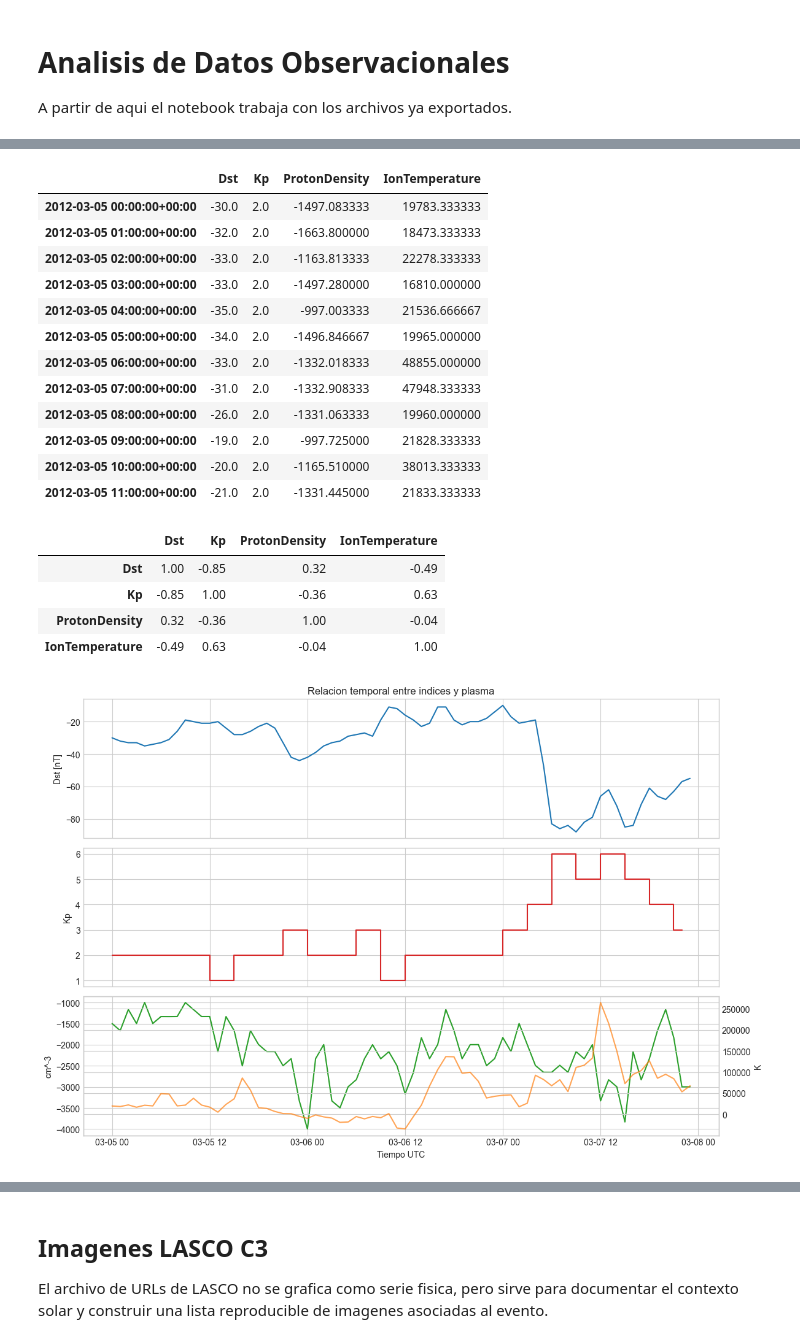
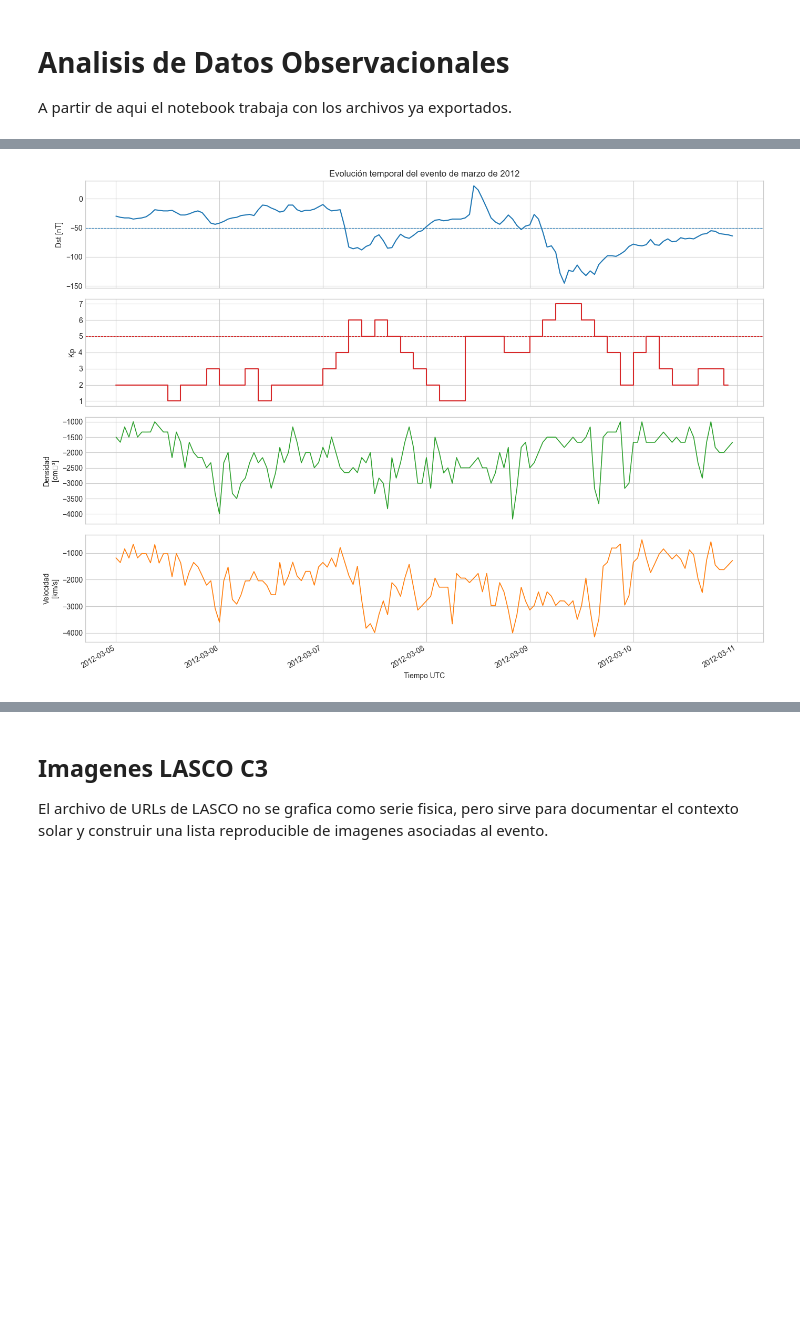
Before and after one commit to tonalidae/tarea3-astroparticulas, a Jupyter notebook: notebooks_TareaModelo.ipynb, the cells around one changed output, grey strips where cells are left out. Cells and saved outputs as stored; diff of their text form; code cells hidden in the pictures; blank space fills up the shorter version.

```diff
--- a/notebooks_TareaModelo.ipynb
+++ b/notebooks_TareaModelo.ipynb
@@ -17,12 +23,18 @@ from IPython.display import Markdown, display
 
 plt.style.use("seaborn-v0_8-whitegrid")
 
+# Ventana extendida: días calmos 5-6 de marzo + días de tormenta 7-10 de marzo
 EVENT_START = pd.Timestamp("2012-03-05T00:00:00Z")
-EVENT_STOP = pd.Timestamp("2012-03-08T00:00:00Z")
+EVENT_STOP  = pd.Timestamp("2012-03-11T00:00:00Z")
+
+# Umbrales de tormenta geomagnética
+KP_STORM_THRESHOLD  = 5.0
+DST_STORM_THRESHOLD = -50.0  # Dst < -50 nT confirma tormenta geomagnética
+
 DATA_DIR = Path("data/hapi_tareamodelo")
 CCMC_DIR = Path("data/ccmc")
 
-print(f"Ventana del evento: {EVENT_START} -> {EVENT_STOP}")
+print(f"Ventana del evento : {EVENT_START} -> {EVENT_STOP}")
+print(f"Umbrales de tormenta: Kp >= {KP_STORM_THRESHOLD}, Dst < {DST_STORM_THRESHOLD} nT")
 print(f"Directorio de datos HAPI: {DATA_DIR.resolve()}")
-print(f"Directorio CCMC esperado: {CCMC_DIR.resolve()}")
 # %% [output]
@@ -174,57 +211,43 @@ plt.show()
 # %%
-analysis_hourly = pd.DataFrame(index=pd.date_range(EVENT_START, EVENT_STOP, freq="1h", inclusive="left"))
+analysis_hourly = pd.DataFrame(
+    index=pd.date_range(EVENT_START, EVENT_STOP, freq="1h", inclusive="left")
+)
 
 if dst is not None:
     analysis_hourly["Dst"] = dst["Dst"].resample("1h").mean()
 if kp is not None:
     analysis_hourly["Kp"] = kp["Kp_observed"].resample("1h").ffill()
 if "swpc_rtsw_plasma" in datasets:
     swpc = datasets["swpc_rtsw_plasma"].resample("1h").mean()
-    analysis_hourly["ProtonDensity"] = swpc["ProtonDensity"]
-    analysis_hourly["IonTemperature"] = swpc["IonTemperature"]
+    for col in ["ProtonDensity", "BulkSpeed", "IonTemperature"]:
+        if col in swpc.columns:
+            analysis_hourly[col] = swpc[col]
 
-display(analysis_hourly.head(12))
-display(analysis_hourly.corr(numeric_only=True).round(2))
-
-fig, axes = plt.subplots(3, 1, figsize=(12, 8), sharex=True)
+fig, axes = plt.subplots(4, 1, figsize=(14, 10), sharex=True)
 
 if "Dst" in analysis_hourly:
-    axes[0].plot(analysis_hourly.index, analysis_hourly["Dst"], color="tab:blue")
+    axes[0].plot(analysis_hourly.index, analysis_hourly["Dst"], color="tab:blue", linewidth=1.5)
+    axes[0].axhline(DST_STORM_THRESHOLD, color="tab:blue", linewidth=0.8, linestyle="--")
     axes[0].set_ylabel("Dst [nT]")
-    axes[0].set_title("Relacion temporal entre indices y plasma")
+    axes[0].set_title("Evolución temporal del evento de marzo de 2012")
 
 if "Kp" in analysis_hourly:
-    axes[1].step(analysis_hourly.index, analysis_hourly["Kp"], where="post", color="tab:red")
+    axes[1].step(analysis_hourly.index, analysis_hourly["Kp"], where="post", color="tab:red", linewidth=1.5)
+    axes[1].axhline(KP_STORM_THRESHOLD, color="tab:red", linewidth=0.8, linestyle="--")
     axes[1].set_ylabel("Kp")
 
 if "ProtonDensity" in analysis_hourly:
-    axes[2].plot(analysis_hourly.index, analysis_hourly["ProtonDensity"], color="tab:green", label="Densidad")
-    axes[2].set_ylabel("cm^-3")
-    ax_temp = axes[2].twinx()
-    ax_temp.plot(analysis_hourly.index, analysis_hourly["IonTemperature"], color="tab:orange", alpha=0.7, label="Temperatura")
-    ax_temp.set_ylabel("K")
+    axes[2].plot(analysis_hourly.index, analysis_hourly["ProtonDensity"], color="tab:green", linewidth=1.2)
+    axes[2].set_ylabel("Densidad\n[cm⁻³]")
 
-axes[2].set_xlabel("Tiempo UTC")
+if "BulkSpeed" in analysis_hourly:
+    axes[3].plot(analysis_hourly.index, analysis_hourly["BulkSpeed"], color="tab:orange", linewidth=1.2)
+    axes[3].set_ylabel("Velocidad\n[km/s]")
+
+axes[-1].set_xlabel("Tiempo UTC")
+fig.autofmt_xdate()
 plt.tight_layout()
 plt.show()
 # %% [output]
-|  | Dst | Kp | ProtonDensity | IonTemperature |
-| 2012-03-05 00:00:00+00:00 | -30.0 | 2.0 | -1497.083333 | 19783.333333 |
-| 2012-03-05 01:00:00+00:00 | -32.0 | 2.0 | -1663.800000 | 18473.333333 |
-| 2012-03-05 02:00:00+00:00 | -33.0 | 2.0 | -1163.813333 | 22278.333333 |
-| 2012-03-05 03:00:00+00:00 | -33.0 | 2.0 | -1497.280000 | 16810.000000 |
-| 2012-03-05 04:00:00+00:00 | -35.0 | 2.0 | -997.003333 | 21536.666667 |
-| 2012-03-05 05:00:00+00:00 | -34.0 | 2.0 | -1496.846667 | 19965.000000 |
-| 2012-03-05 06:00:00+00:00 | -33.0 | 2.0 | -1332.018333 | 48855.000000 |
-| 2012-03-05 07:00:00+00:00 | -31.0 | 2.0 | -1332.908333 | 47948.333333 |
-| 2012-03-05 08:00:00+00:00 | -26.0 | 2.0 | -1331.063333 | 19960.000000 |
-| 2012-03-05 09:00:00+00:00 | -19.0 | 2.0 | -997.725000 | 21828.333333 |
-| 2012-03-05 10:00:00+00:00 | -20.0 | 2.0 | -1165.510000 | 38013.333333 |
-| 2012-03-05 11:00:00+00:00 | -21.0 | 2.0 | -1331.445000 | 21833.333333 |
-|  | Dst | Kp | ProtonDensity | IonTemperature |
-| Dst | 1.00 | -0.85 | 0.32 | -0.49 |
-| Kp | -0.85 | 1.00 | -0.36 | 0.63 |
-| ProtonDensity | 0.32 | -0.36 | 1.00 | -0.04 |
-| IonTemperature | -0.49 | 0.63 | -0.04 | 1.00 |
-[figure, old version]
+[figure, new version]
 # %% [markdown]
```
Also changed, not shown: parts of 28 cells of this notebook, 3 other files.
